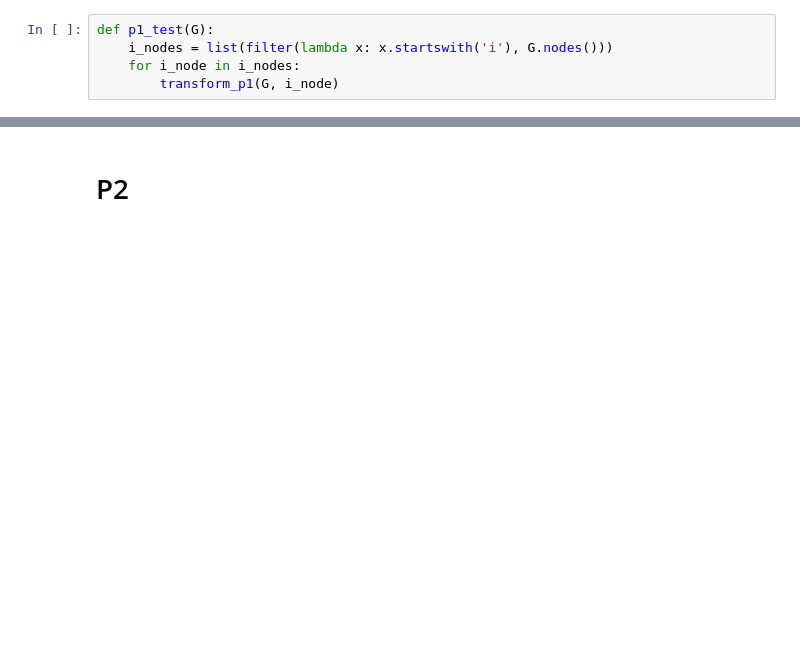
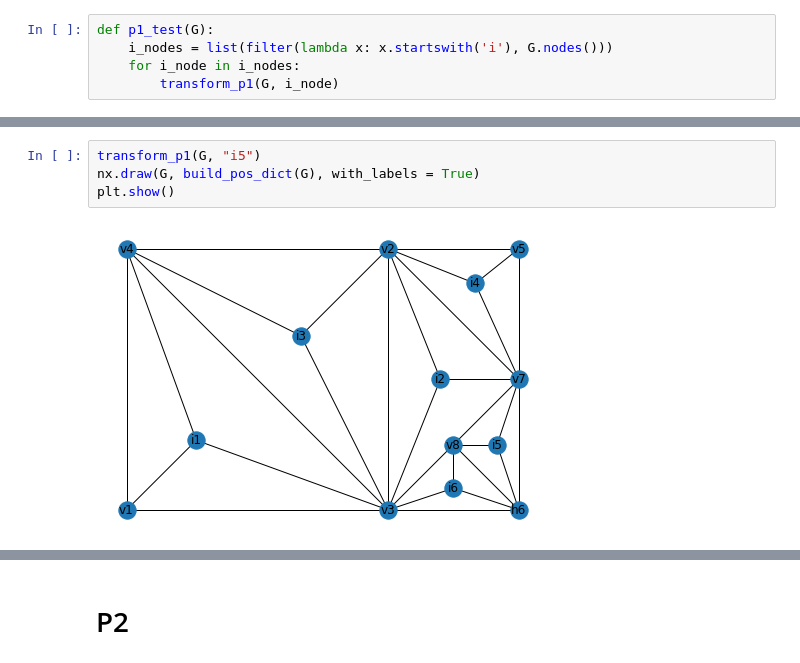
Before and after one commit to aleqsio/Terrain, a Jupyter notebook: CADY-ULTIMATE2.ipynb, the cells around one changed output, grey strips where cells are left out. Cells and saved outputs as stored; diff of their text form; blank space fills up the shorter version.

```diff
--- a/CADY-ULTIMATE2.ipynb
+++ b/CADY-ULTIMATE2.ipynb
@@ -332,0 +412,6 @@ Condition failed
+# %%
+transform_p1(G, "i5")
+nx.draw(G, build_pos_dict(G), with_labels = True)
+plt.show()
+# %% [output]
+[figure, added]
```
Also changed, not shown: parts of 37 cells of this notebook.
